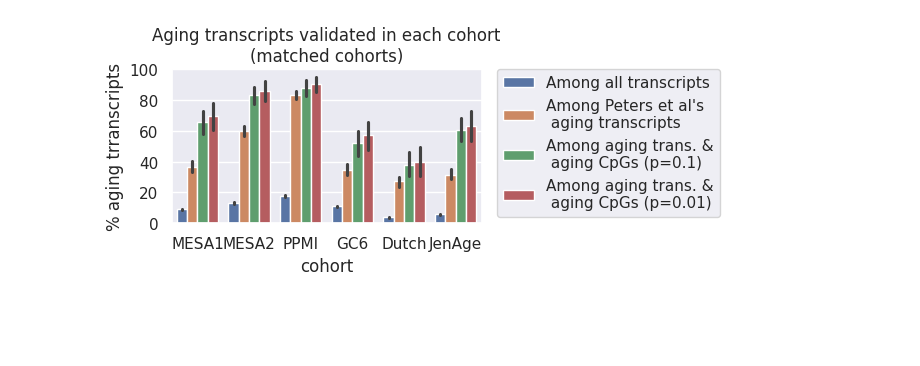
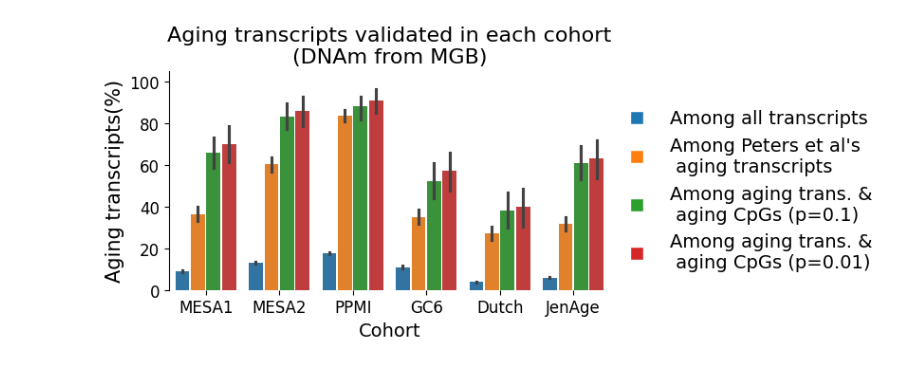
Before and after one commit to Gladyshev-Lab/integrative-nat-com, a Jupyter notebook: 03_figs/fig3.ipynb, the cells around one changed output. Drawn from its saved outputs; the diff is of its cells as text; code cells hidden in the pictures; blank space fills up the shorter version.

```diff
--- a/03_figs/fig3.ipynb
+++ b/03_figs/fig3.ipynb
@@ -23,11 +90,31 @@ plt.show()
-# %%
-# 3g
-pl=pd.read_csv(data+'figs/3g.csv',index_col=0)
-sns.set(rc={'figure.figsize':(4,2)})
-ax=sns.barplot(data=pl.reset_index(),x='cohort',y='pp',hue='q');
-ax.set(ylim=[0,1],xlabel='cohort',ylabel='% aging trranscripts',
-       title='Aging transcripts validated in each cohort\n(matched cohorts)');
-ax.set_yticklabels(['0','20','40','60','80','100'])
-plt.legend(bbox_to_anchor=(1.05, 1), loc=2, borderaxespad=0.);
-# %% [output]
-[figure, removed]
+# %%
+pl = pd.read_csv(data+'figs/3g.csv', index_col=None)
+rna_cohort_order=['MESA1', 'MESA2', 'PPMI', 'GC6', 'Dutch', 'JenAge']
+sns.reset_defaults()
+palette=sns.color_palette("tab10")
+fig=plt.figure(figsize=(6, 3))
+ax=sns.barplot(data=pl, x='cohort',y='pp',hue='q',order=rna_cohort_order, palette=palette, width=0.85, gap=0.1, dodge=True)
+plt.gca().spines['top'].set_visible(False)
+plt.gca().spines['right'].set_visible(False)
+plt.gca().spines['bottom'].set_visible(False)
+plt.gca().spines['left'].set_visible(True)
+plt.gca().spines['left'].set_color('black')
+handles, labels = ax.get_legend_handles_labels()
+
+markers = [plt.Line2D([0], [0], marker='s', color='w', markerfacecolor=color, markersize=10, alpha=1, label=f'{l}') for l, color in zip(labels, palette)]
+plt.legend(handles=markers, bbox_to_anchor=(0.98, 0.9), frameon=False, fontsize=14)
+
+plt.title('Aging transcripts validated in each cohort\n(DNAm from MGB)', fontsize=16)
+plt.xlabel('Cohort', fontsize=14)
+plt.ylabel('Aging transcripts(%)', fontsize=15)
+plt.xticks(fontsize=12)
+plt.yticks(fontsize=12)
+
+ax.set_ylim(0,1.05)
+ax.set_yticks(np.arange(0, 1.05, 0.2))
+ax.set_yticklabels(np.arange(0, 101, 20))
+
+plt.savefig(figures+'3g.png', bbox_inches='tight', dpi=300)
+plt.show()
+# %% [output]
+[figure, added]
```
Also changed, not shown: parts of 4 cells of this notebook, 1 other file.
